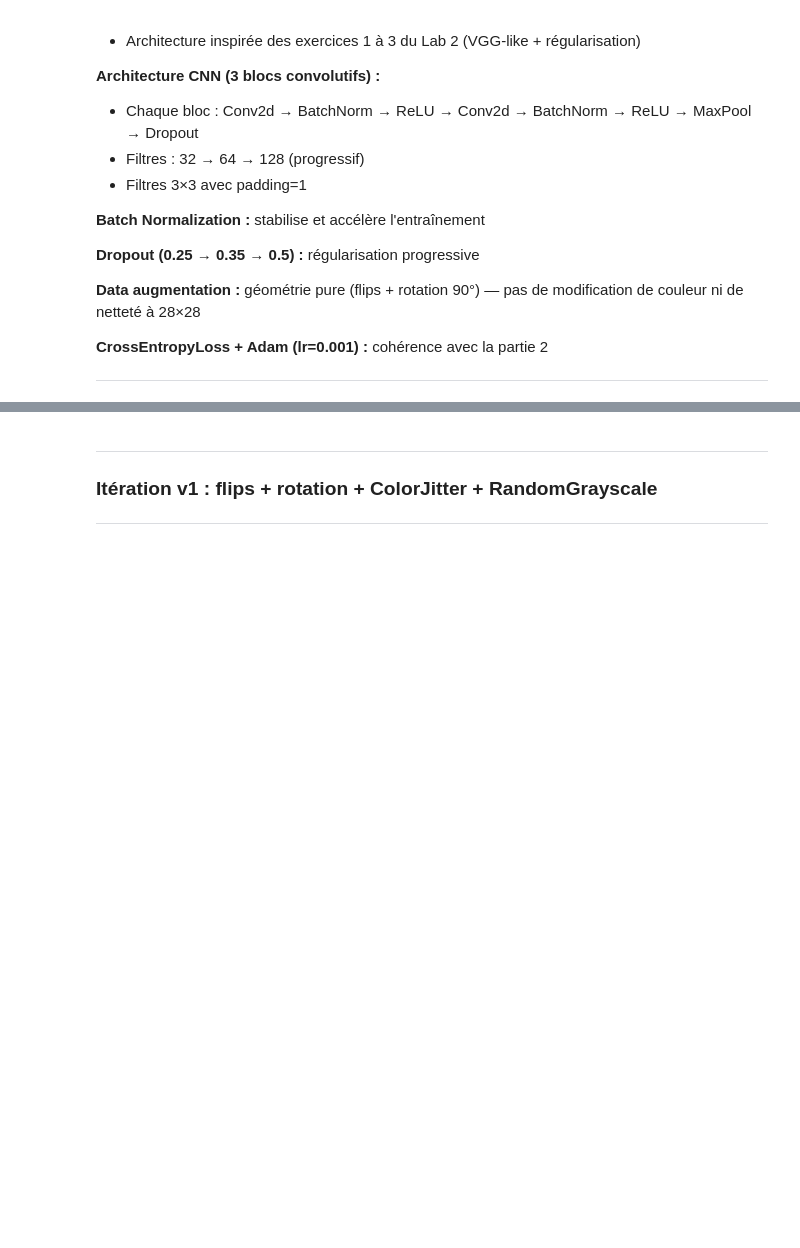
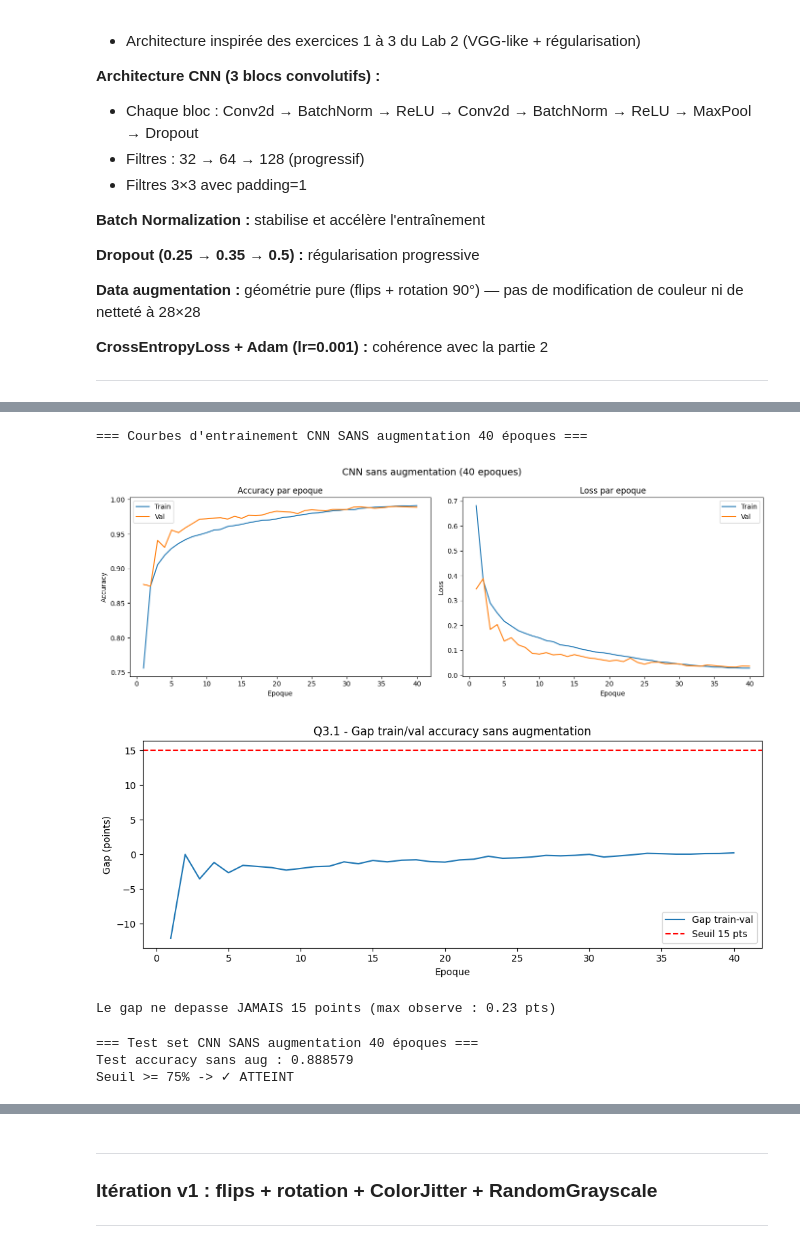
Before and after one commit to xiabizot/projet-dl, a Jupyter notebook: NOTEBOOK_3_CNN_PathMNIST.ipynb, the cells around one changed output, grey strips where cells are left out. Cells and saved outputs as stored; diff of their text form; code cells hidden in the pictures; blank space fills up the shorter version.

```diff
--- a/NOTEBOOK_3_CNN_PathMNIST.ipynb
+++ b/NOTEBOOK_3_CNN_PathMNIST.ipynb
@@ -575,0 +145,14 @@ Les expériences ci-dessous documentent notre démarche itérative. Elles sont h
+# %%
+print("=== C8 -- Reproductibilité ===")
+# Reproductibilité
+SEED = 42
+torch.manual_seed(SEED)
+np.random.seed(SEED)
+if torch.cuda.is_available():
+    torch.cuda.manual_seed(SEED)
+    torch.backends.cudnn.deterministic = True
+    torch.backends.cudnn.benchmark = False
+
+DEVICE = torch.device("cuda" if torch.cuda.is_available() else "cpu")
+print(f"Device        : {DEVICE}")
+print(f"cuDNN determ. : {torch.backends.cudnn.deterministic if torch.cuda.is_available() else 'N/A'}")
@@ -575,0 +358,61 @@ Les expériences ci-dessous documentent notre démarche itérative. Elles sont h
+# %%
+print("=== Courbes d'entrainement CNN SANS augmentation 40 époques ===")
+
+# Courbes d'entrainement sans augmentation
+fig, (ax1, ax2) = plt.subplots(1, 2, figsize=(14, 5))
+epochs_range = range(1, len(history_cnn_no_aug['accuracy']) + 1)
+ax1.plot(epochs_range, history_cnn_no_aug['accuracy'], label='Train')
+ax1.plot(epochs_range, history_cnn_no_aug['val_accuracy'], label='Val')
+ax1.set_xlabel('Epoque'); ax1.set_ylabel('Accuracy'); ax1.set_title('Accuracy par epoque'); ax1.legend()
+ax2.plot(epochs_range, history_cnn_no_aug['loss'], label='Train')
+ax2.plot(epochs_range, history_cnn_no_aug['val_loss'], label='Val')
+ax2.set_xlabel('Epoque'); ax2.set_ylabel('Loss'); ax2.set_title('Loss par epoque'); ax2.legend()
+plt.suptitle('CNN sans augmentation (40 epoques)', fontsize=14)
+plt.savefig(os.path.join(DATA_DIR, 'graphs', 'NB3_cnn_curves_no_aug.png'), dpi=120, bbox_inches='tight')
+plt.tight_layout(); plt.show()
+
+# Q3.1 - Visualisation du gap train/val accuracy sans augmentation
+gap = [(t - v) * 100 for t, v in zip(history_cnn_no_aug['accuracy'], history_cnn_no_aug['val_accuracy'])]
+fig, ax = plt.subplots(figsize=(10, 4))
+ax.plot(range(1, len(gap)+1), gap, label='Gap train-val')
+ax.axhline(15, color='red', linestyle='--', label='Seuil 15 pts')
+ax.set_xlabel('Epoque'); ax.set_ylabel('Gap (points)')
+ax.set_title('Q3.1 - Gap train/val accuracy sans augmentation')
+ax.legend(); plt.tight_layout()
+plt.savefig(os.path.join(DATA_DIR, 'graphs', 'NB3_cnn_gap_q31.png'), dpi=120, bbox_inches='tight')
+plt.show()
+
+over_15 = [i+1 for i, g in enumerate(gap) if g > 15]
+if over_15:
+    print(f'Le gap depasse 15 points aux epoques : {over_15}')
+else:
+    print(f'Le gap ne depasse JAMAIS 15 points (max observe : {max(gap):.2f} pts)')
+# %% [output]
+=== Courbes d'entrainement CNN SANS augmentation 40 époques ===
+[figure, added]
+[figure, added]
+Le gap ne depasse JAMAIS 15 points (max observe : 0.23 pts)
+# %%
+print("=== Test set CNN SANS augmentation 40 époques ===")
+# Test set sans augmentation
+cnn_model.eval()
+test_correct, test_total = 0, 0
+all_preds_cnn = []
+all_labels_cnn = []
+with torch.no_grad():
+    for images, labels_batch in test_loader_cnn:
+        images = images.to(DEVICE)
+        labels_batch = labels_batch.squeeze().long().to(DEVICE)
+        outputs = cnn_model(images)
+        preds = outputs.argmax(1)
+        test_correct += (preds == labels_batch).sum().item()
+        test_total += images.size(0)
+        all_preds_cnn.extend(preds.cpu().numpy())
+        all_labels_cnn.extend(labels_batch.cpu().numpy())
+test_accuracy_cnn = test_correct / test_total
+print(f"Test accuracy sans aug : {test_accuracy_cnn:.6f}")
+print(f"Seuil >= 75% -> {'✓ ATTEINT' if test_accuracy_cnn >= 0.75 else '✗ NON ATTEINT'}")
+# %% [output]
+=== Test set CNN SANS augmentation 40 époques ===
+Test accuracy sans aug : 0.888579
+Seuil >= 75% -> ✓ ATTEINT
```
Also changed, not shown: parts of 60 cells of this notebook, 2 other files.
